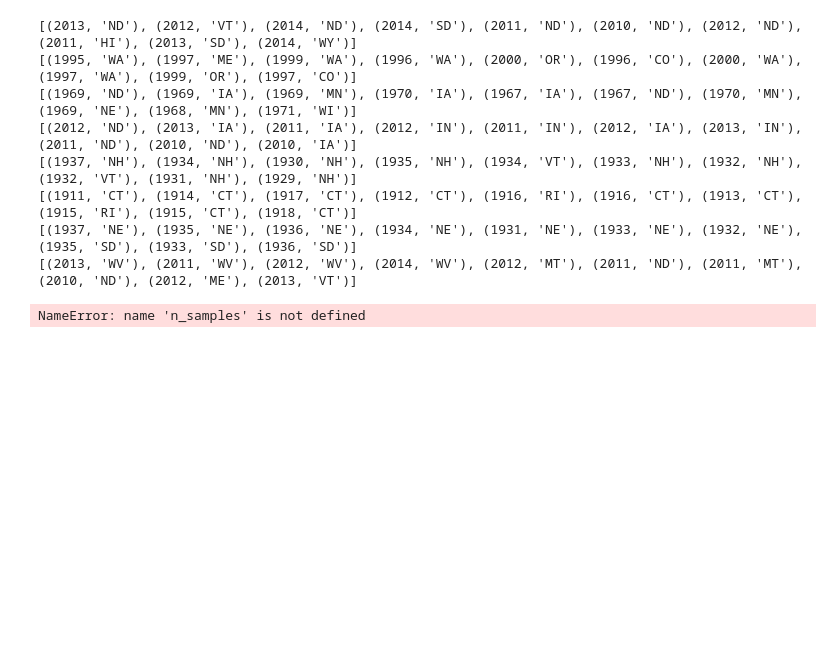
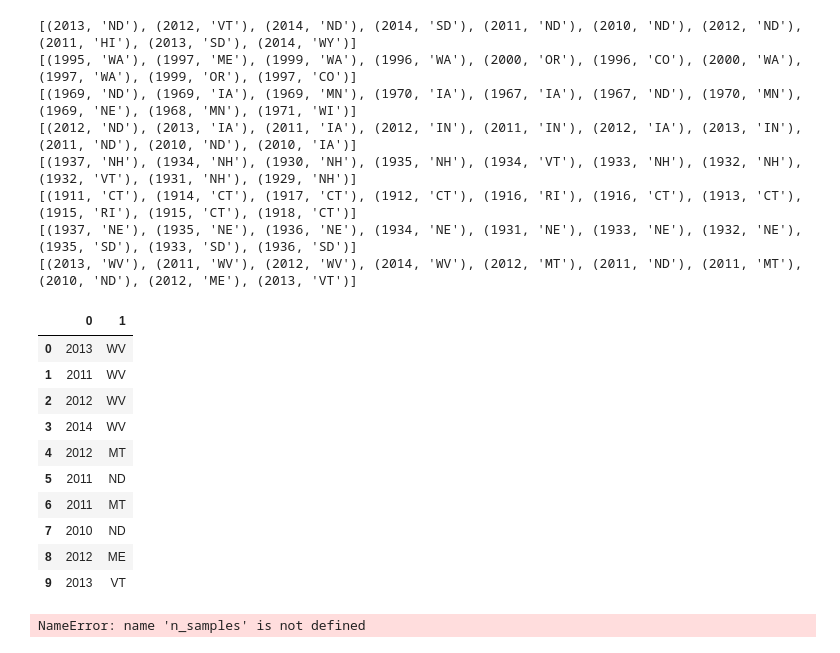
Before and after one commit to courtneywmorris/US-Names-Project, a Jupyter notebook: code/tf-idf.ipynb, the cells around one changed output. Saved outputs shown, nothing was run; the diff lists cells and outputs as text; code cells hidden in the pictures; blank space fills up the shorter version.

```diff
--- a/code/tf-idf.ipynb
+++ b/code/tf-idf.ipynb
@@ -467,6 +467,22 @@ for i, row in enumerate(VT_8):
 [(1911, 'CT'), (1914, 'CT'), (1917, 'CT'), (1912, 'CT'), (1916, 'RI'), (1916, 'CT'), (1913, 'CT'), (1915, 'RI'), (1915, 'CT'), (1918, 'CT')]
 [(1937, 'NE'), (1935, 'NE'), (1936, 'NE'), (1934, 'NE'), (1931, 'NE'), (1933, 'NE'), (1932, 'NE'), (1935, 'SD'), (1933, 'SD'), (1936, 'SD')]
 [(2013, 'WV'), (2011, 'WV'), (2012, 'WV'), (2014, 'WV'), (2012, 'MT'), (2011, 'ND'), (2011, 'MT'), (2010, 'ND'), (2012, 'ME'), (2013, 'VT')]
+# %%
+frame = pd.DataFrame(top_features)
+# %%
+frame.head(20)
+# %% [output]
+|  | 0 | 1 |
+| 0 | 2013 | WV |
+| 1 | 2011 | WV |
+| 2 | 2012 | WV |
+| 3 | 2014 | WV |
+| 4 | 2012 | MT |
+| 5 | 2011 | ND |
+| 6 | 2011 | MT |
+| 7 | 2010 | ND |
+| 8 | 2012 | ME |
+| 9 | 2013 | VT |
 # %%
 ##TF-IDF matrix function
 # %%
```
Also changed, not shown: parts of 3 cells of this notebook, 2 other files.
